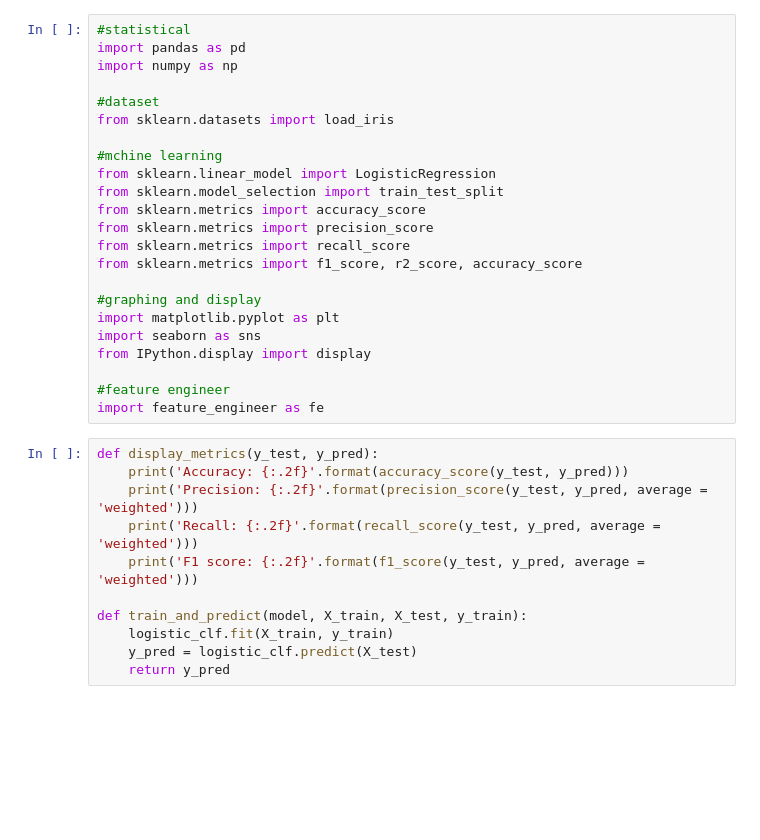
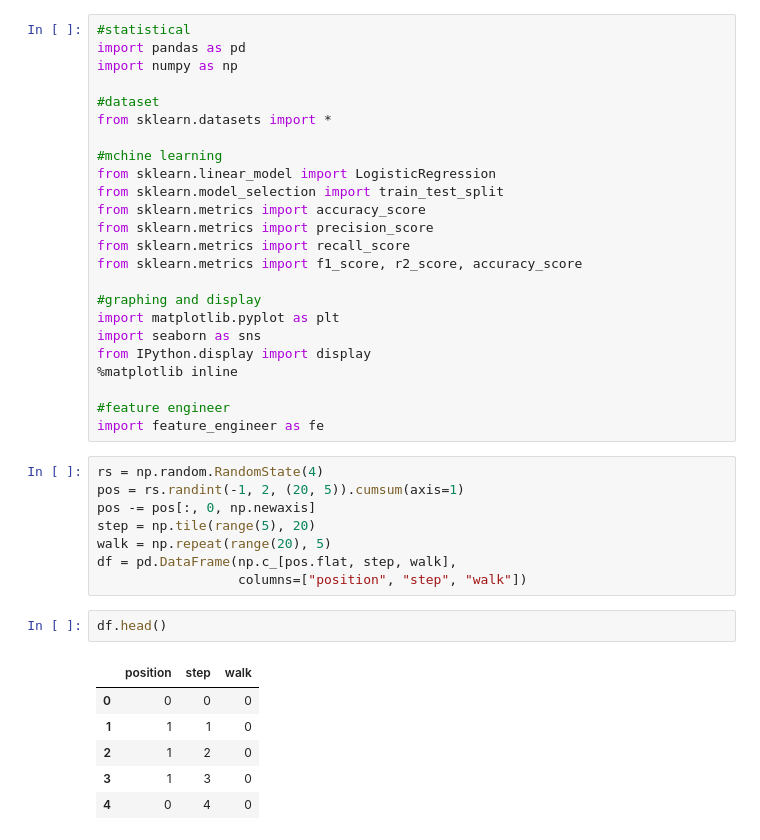
Before and after one commit to rossrco/experiments, a Jupyter notebook: machine_learning_combinatorics/feature_engineer_testing.ipynb, the cells around one changed output. Cells and saved outputs as stored; diff of their text form; blank space fills up the shorter version.

```diff
--- a/machine_learning_combinatorics/feature_engineer_testing.ipynb
+++ b/machine_learning_combinatorics/feature_engineer_testing.ipynb
@@ -4,7 +4,7 @@ import pandas as pd
 import numpy as np
 
 #dataset
-from sklearn.datasets import load_iris
+from sklearn.datasets import *
 
 #mchine learning
 from sklearn.linear_model import LogisticRegression
@@ -18,17 +18,24 @@ from sklearn.metrics import f1_score, r2_score, accuracy_score
 import matplotlib.pyplot as plt
 import seaborn as sns
 from IPython.display import display
+%matplotlib inline
 
 #feature engineer
 import feature_engineer as fe
-# %%
-def display_metrics(y_test, y_pred):
-    print('Accuracy: {:.2f}'.format(accuracy_score(y_test, y_pred)))
-    print('Precision: {:.2f}'.format(precision_score(y_test, y_pred, average = 'weighted')))
-    print('Recall: {:.2f}'.format(recall_score(y_test, y_pred, average = 'weighted')))
-    print('F1 score: {:.2f}'.format(f1_score(y_test, y_pred, average = 'weighted')))
-
-def train_and_predict(model, X_train, X_test, y_train):
-    logistic_clf.fit(X_train, y_train)
-    y_pred = logistic_clf.predict(X_test)
-    return y_pred
+# %%
+rs = np.random.RandomState(4)
+pos = rs.randint(-1, 2, (20, 5)).cumsum(axis=1)
+pos -= pos[:, 0, np.newaxis]
+step = np.tile(range(5), 20)
+walk = np.repeat(range(20), 5)
+df = pd.DataFrame(np.c_[pos.flat, step, walk],
+                  columns=["position", "step", "walk"])
+# %%
+df.head()
+# %% [output]
+|  | position | step | walk |
+| 0 | 0 | 0 | 0 |
+| 1 | 1 | 1 | 0 |
+| 2 | 1 | 2 | 0 |
+| 3 | 1 | 3 | 0 |
+| 4 | 0 | 4 | 0 |
```
Also changed, not shown: parts of 20 cells of this notebook.
